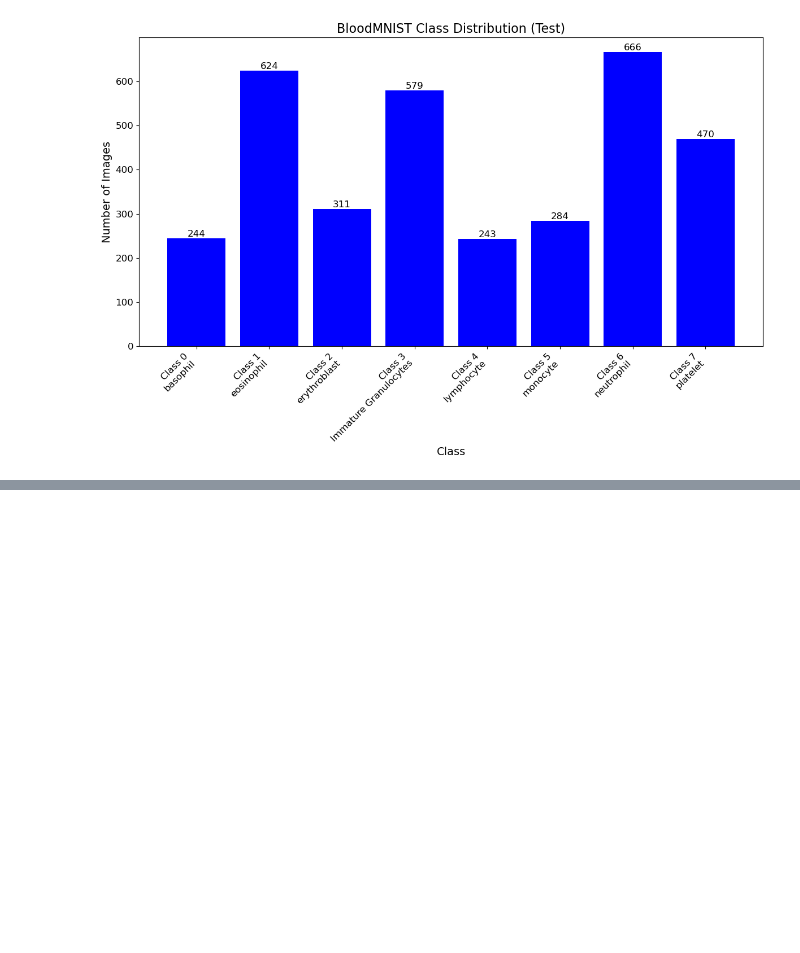
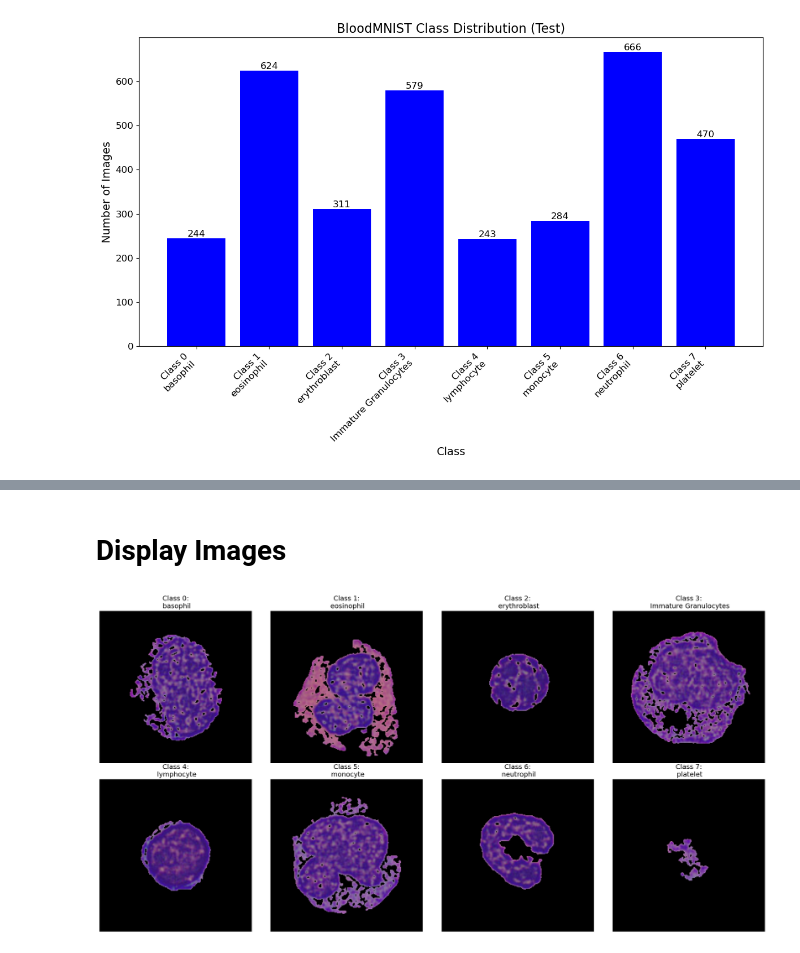
Before and after one commit to alowitz/BloodMNSIT, a Jupyter notebook: BloodMNIST.ipynb, the cells around one changed output, grey strips where cells are left out. Drawn from its saved outputs; the diff is of its cells as text; code cells hidden in the pictures; blank space fills up the shorter version.

```diff
--- a/BloodMNIST.ipynb
+++ b/BloodMNIST.ipynb
@@ -131,0 +169,46 @@ show_one_image_per_class(train_data, n_classes_blood, class_labels_blood)
+# %%
+# Convert preprocessed data back to original data format
+class PreprocessedDataset:
+    def __init__(self, data):
+        self.data = data
+
+    def __getitem__(self, index):
+        img, label = self.data[index]
+        return img, label
+
+    def __len__(self):
+        return len(self.data)
+
+# Create dataset objects
+train_data_preprocessed = PreprocessedDataset(train_data_preprocessed)
+val_data_preprocessed = PreprocessedDataset(val_data_preprocessed)
+test_data_preprocessed = PreprocessedDataset(test_data_preprocessed)
+# %% [markdown]
+# Display Images
+# %%
+def show_one_image_per_class(dataset, n_classes, class_labels):
+    """Randomly show one pre-processed image per class"""
+    fig, axes = plt.subplots(2, 4, figsize=(20, 10))
+    axes = axes.flatten()
+    class_found = [False] * n_classes
+
+    # Create a dictionary to store images by class
+    class_images = {i: [] for i in range(n_classes)}
+    for img, label in dataset:
+        label = int(label)
+        class_images[label].append(img)
+
+    for class_idx in range(n_classes):
+        if class_images[class_idx]:
+            random_img = random.choice(class_images[class_idx])
+            axes[class_idx].imshow(random_img)
+            axes[class_idx].set_title(f"Class {class_idx}:\n {class_labels[str(class_idx)]}", fontsize=14)
+            axes[class_idx].axis('off')
+
+    plt.tight_layout()
+    plt.show()
+
+# Show one example image from the preprocessed training dataset for each class
+show_one_image_per_class(train_data_preprocessed, n_classes_blood, class_labels_blood)
+# %% [output]
+[figure, added]
```
Also changed, not shown: parts of 8 cells of this notebook.
